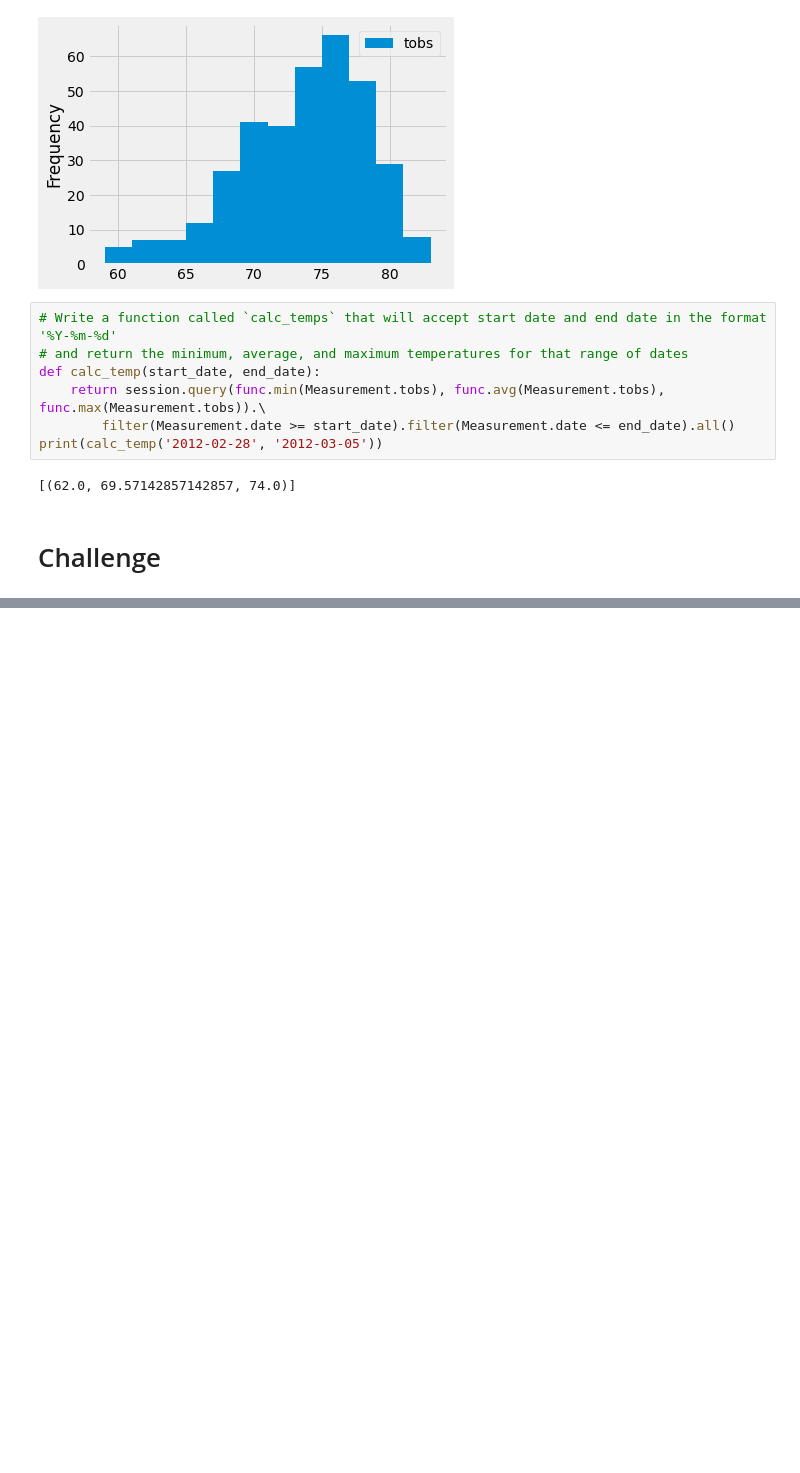
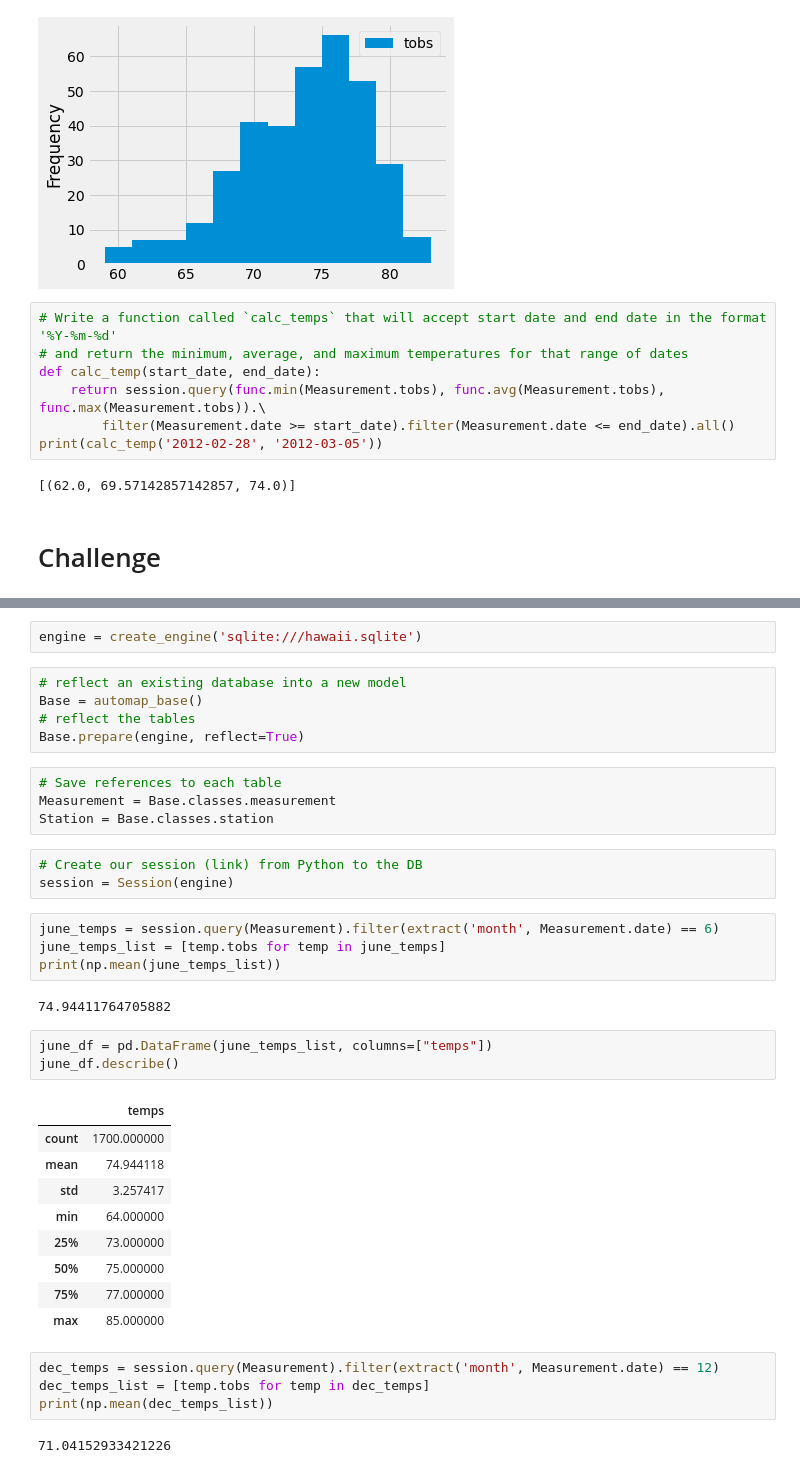
Before and after one commit to kpineda21/surfs_up, a Jupyter notebook: climate_analysis.ipynb, the cells around one changed output, grey strips where cells are left out. Cells and saved outputs as stored; diff of their text form; blank space fills up the shorter version.

```diff
--- a/climate_analysis.ipynb
+++ b/climate_analysis.ipynb
@@ -148,0 +165,39 @@ print(calc_temp('2012-02-28', '2012-03-05'))
+# %%
+engine = create_engine('sqlite:///hawaii.sqlite')
+# %%
+# reflect an existing database into a new model
+Base = automap_base()
+# reflect the tables
+Base.prepare(engine, reflect=True)
+# %%
+# Save references to each table
+Measurement = Base.classes.measurement
+Station = Base.classes.station
+# %%
+# Create our session (link) from Python to the DB
+session = Session(engine)
+# %%
+june_temps = session.query(Measurement).filter(extract('month', Measurement.date) == 6)
+june_temps_list = [temp.tobs for temp in june_temps]
+print(np.mean(june_temps_list))
+# %% [output]
+74.94411764705882
+# %%
+june_df = pd.DataFrame(june_temps_list, columns=["temps"])
+june_df.describe()
+# %% [output]
+|  | temps |
+| count | 1700.000000 |
+| mean | 74.944118 |
+| std | 3.257417 |
+| min | 64.000000 |
+| 25% | 73.000000 |
+| 50% | 75.000000 |
+| 75% | 77.000000 |
+| max | 85.000000 |
+# %%
+dec_temps = session.query(Measurement).filter(extract('month', Measurement.date) == 12)
+dec_temps_list = [temp.tobs for temp in dec_temps]
+print(np.mean(dec_temps_list))
+# %% [output]
+71.04152933421226
```
Also changed, not shown: parts of 6 cells of this notebook, 1 other file.
